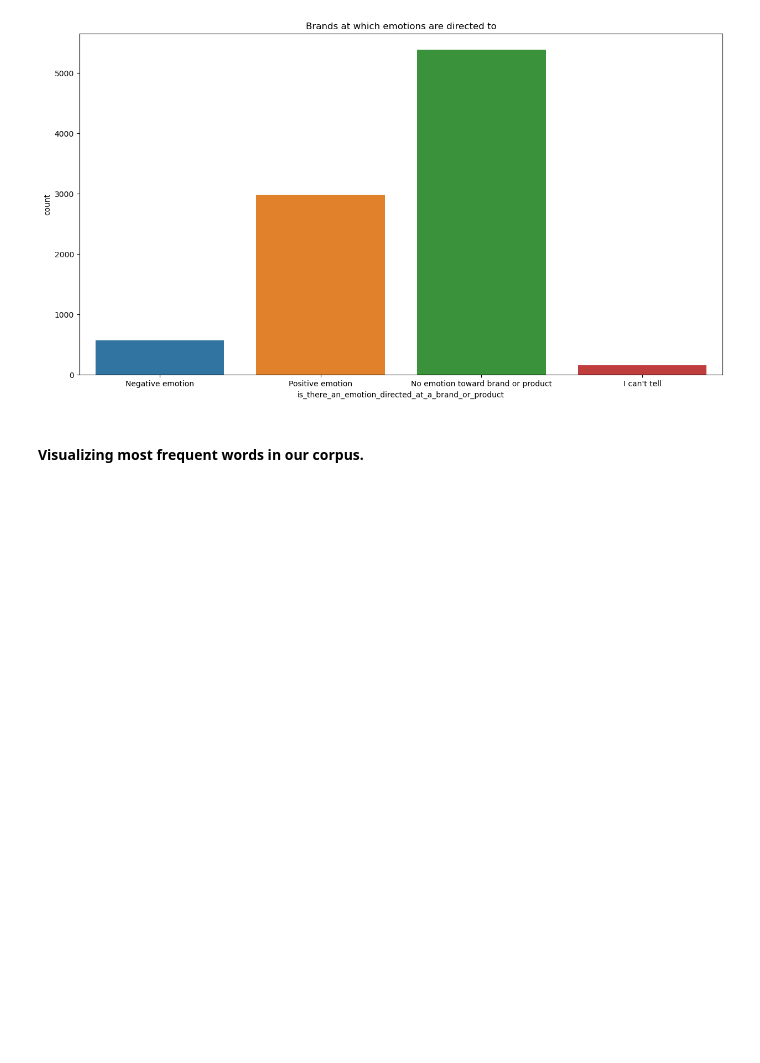
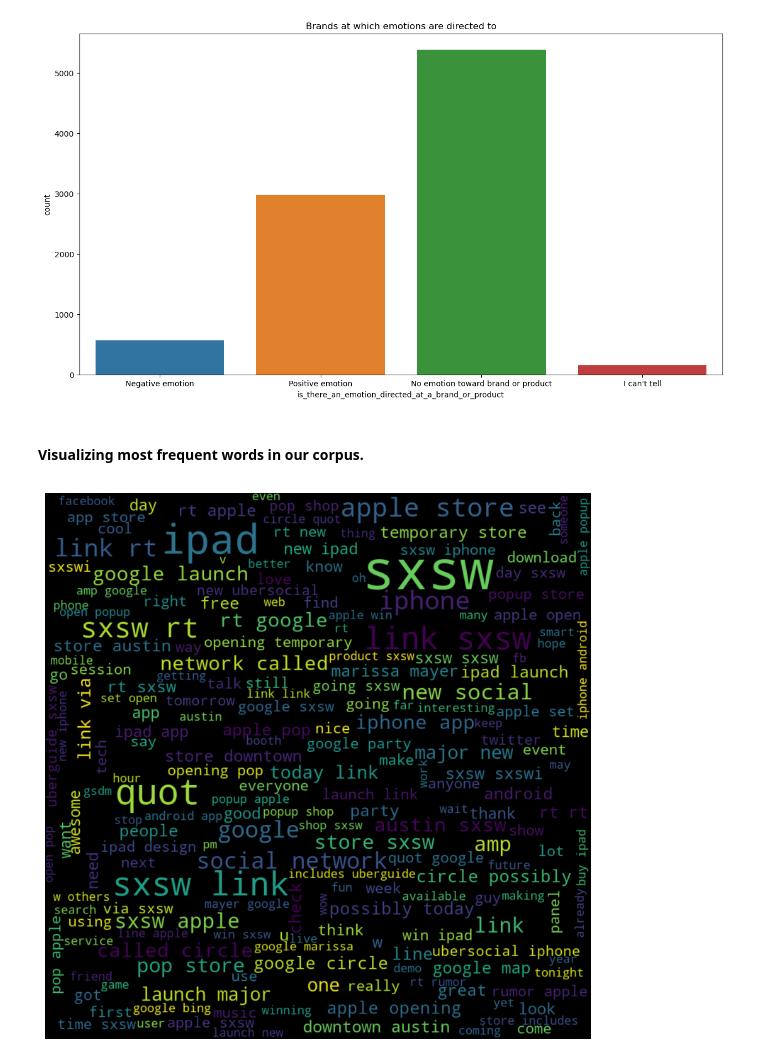
Before and after one commit to dev-ezzy/Text-classifier, a Jupyter notebook: index.ipynb, the cells around one changed output. Saved outputs shown, nothing was run; the diff lists cells and outputs as text; code cells hidden in the pictures; blank space fills up the shorter version.

```diff
--- a/index.ipynb
+++ b/index.ipynb
@@ -240,14 +240,16 @@ plt.show();
 # %% [markdown]
 #### Visualizing most frequent words in our corpus.
 # %%
-# tokenss = tweet_df["cleaned"]
+tokenss = tweet_df["cleaned"]
 
-# for token in tokenss:
-#     #instantiatiating wordcloud
-#     wordcloud = WordCloud(height= 500, width= 1000, max_font_size= 100, random_state= 123).generate(token)
-#     #
-# #plotting the cloud
-# plt.figure(figsize=(10, 10))
-# plt.imshow(wordcloud, interpolation= "bilinear")
-# plt.axis("off")
-# plt.show()
+text = " ".join([word for tweet in tweet_df["cleaned"] for word in tweet])
+#instantiatiating wordcloud
+wordcloud = WordCloud(height= 1000, width= 1000, max_font_size= 100, random_state= 123).generate(text)
+#
+#plotting the cloud
+plt.figure(figsize=(10, 10))
+plt.imshow(wordcloud, interpolation= "bilinear")
+plt.axis("off")
+plt.show()
+# %% [output]
+[figure, added]
```
Also changed, not shown: parts of 2 cells of this notebook.
